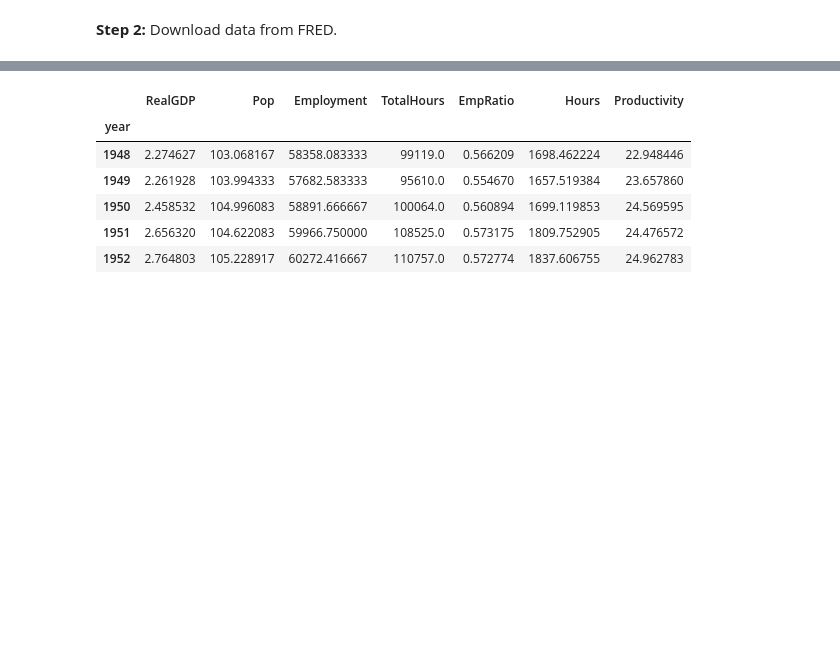
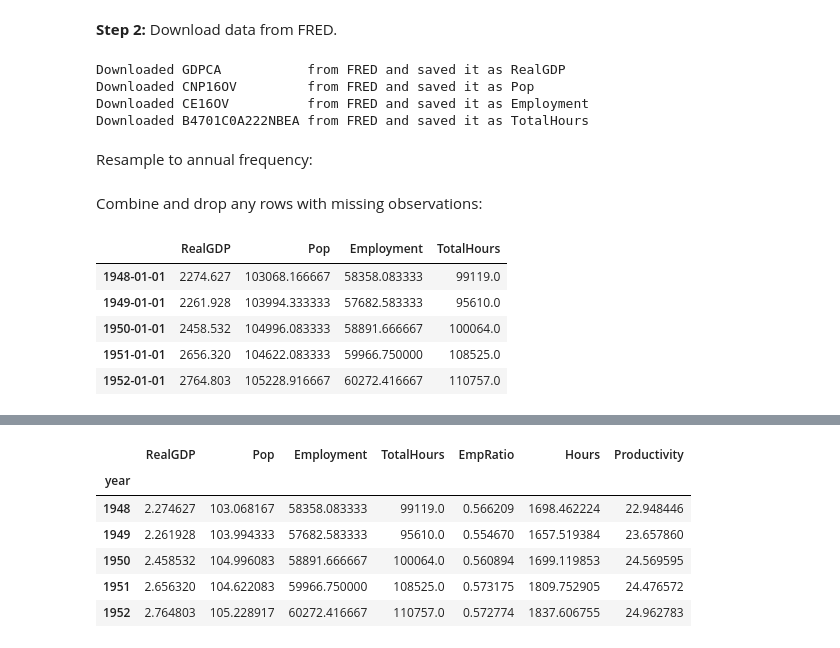
Before and after one commit to fgv916/ProgEcon-lectures, a Jupyter notebook: 05_06_DescriptivEconomics/02_From_API.ipynb, the cells around one changed output, grey strips where cells are left out. Saved outputs shown, nothing was run; the diff lists cells and outputs as text; code cells hidden in the pictures; blank space fills up the shorter version.

```diff
--- a/05_06_DescriptivEconomics/02_From_API.ipynb
+++ b/05_06_DescriptivEconomics/02_From_API.ipynb
@@ -522,3 +527,17 @@ for k in series.keys():
 | units | Millions of hours |
 # %% [markdown]
 **Step 2:** Download data from FRED.
+# %%
+data = {}
+for code,name in series.items():
+    var = fred.get_series(code)
+    var.name = name
+    data[name] = var
+    print(f'Downloaded {code:15s} from FRED and saved it as {name:15s}')
+# %% [output]
+Downloaded GDPCA           from FRED and saved it as RealGDP
+Downloaded CNP16OV         from FRED and saved it as Pop
+Downloaded CE16OV          from FRED and saved it as Employment
+Downloaded B4701C0A222NBEA from FRED and saved it as TotalHours
+# %% [markdown]
+Resample to annual frequency:
@@ -524,0 +549,14 @@ for k in series.keys():
+# %% [markdown]
+Combine and drop any rows with missing observations:
+# %%
+df = pd.DataFrame(data)
+#df = pd.concat(data.values(), axis=1).dropna() # does the same
+df = df.dropna() # drop any rows with missing observations
+df.head()
+# %% [output]
+|  | RealGDP | Pop | Employment | TotalHours |
+| 1948-01-01 | 2274.627 | 103068.166667 | 58358.083333 | 99119.0 |
+| 1949-01-01 | 2261.928 | 103994.333333 | 57682.583333 | 95610.0 |
+| 1950-01-01 | 2458.532 | 104996.083333 | 58891.666667 | 100064.0 |
+| 1951-01-01 | 2656.320 | 104622.083333 | 59966.750000 | 108525.0 |
+| 1952-01-01 | 2764.803 | 105228.916667 | 60272.416667 | 110757.0 |
```
Also changed, not shown: parts of 9 cells of this notebook.
